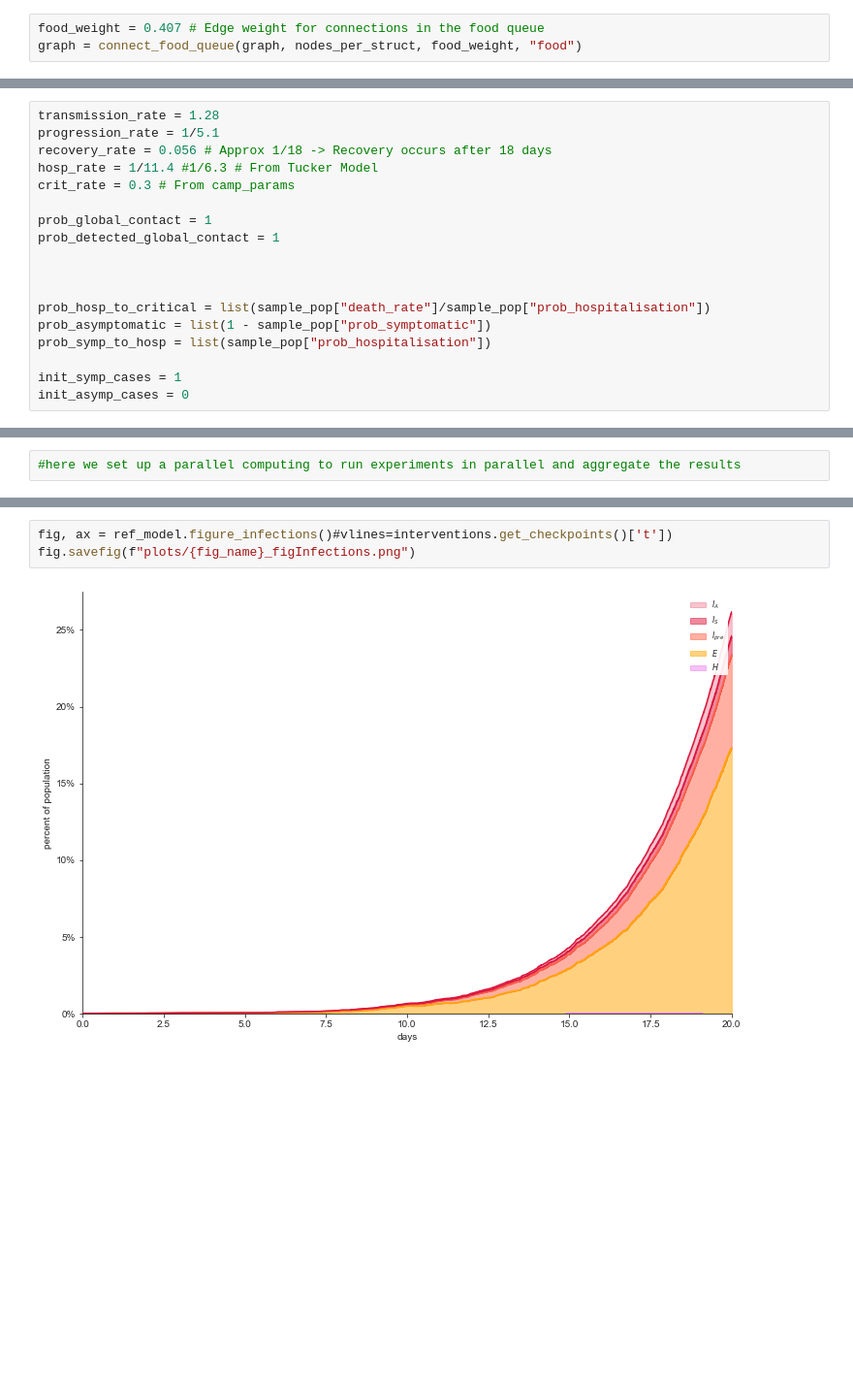
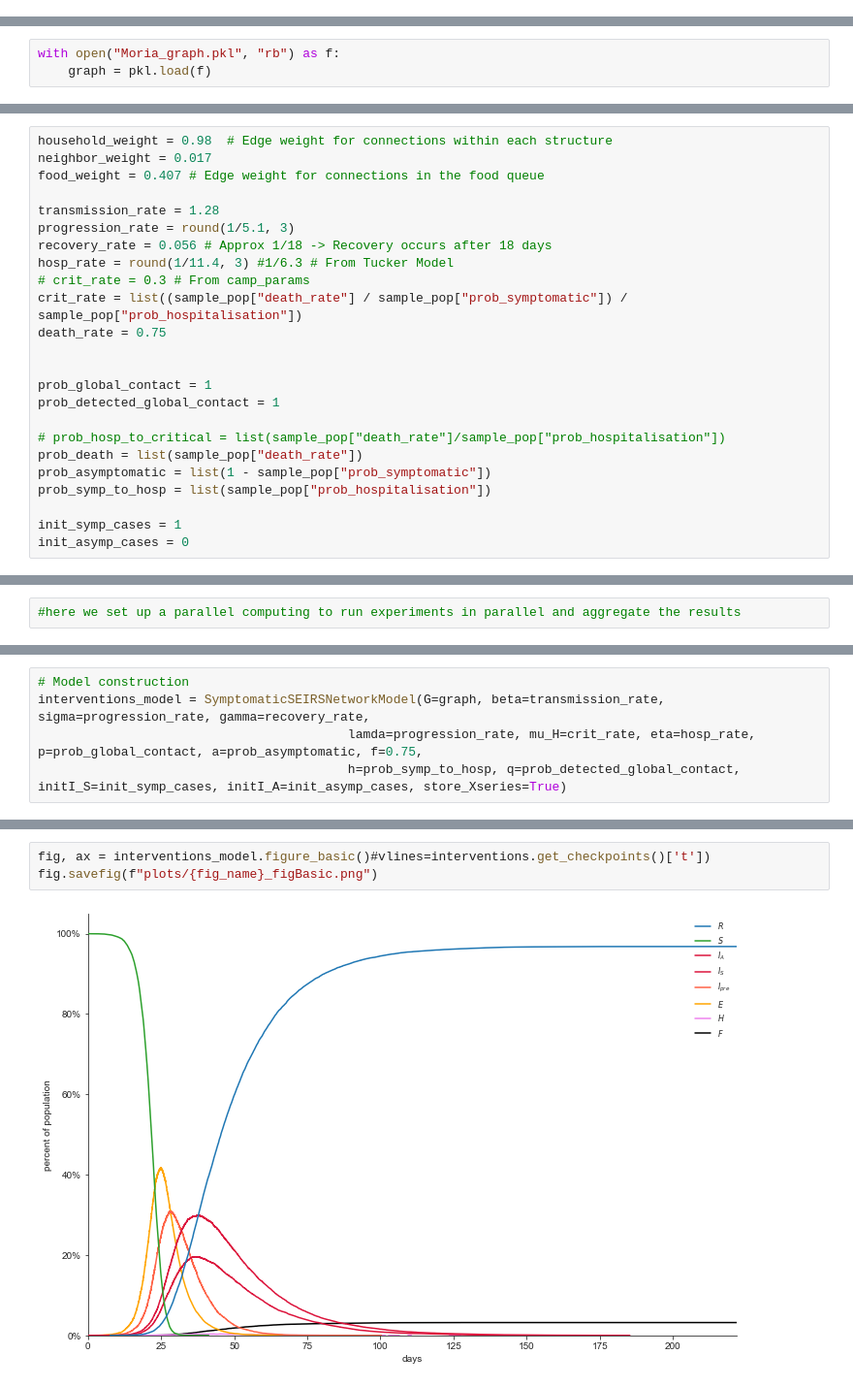
Before and after one commit to AIforGoodSimulator/network-model-python, a Jupyter notebook: NetworkModeling.ipynb, the cells around one changed output, grey strips where cells are left out. Shown at 97% size. Saved outputs shown, nothing was run; the diff lists cells and outputs as text; blank space fills up the shorter version.

Commit message:
updated main network notebook to take in account interventions, loaded graph from pkl file instead of creating more

```diff
--- a/NetworkModeling.ipynb
+++ b/NetworkModeling.ipynb
@@ -93,3 +14,0 @@ Assumption: 2 people from each structure are randomly selected to get food, and
-# %%
-food_weight = 0.407 # Edge weight for connections in the food queue
-graph = connect_food_queue(graph, nodes_per_struct, food_weight, "food")
@@ -95,0 +23,3 @@ graph = connect_food_queue(graph, nodes_per_struct, food_weight, "food")
+# %%
+with open("Moria_graph.pkl", "rb") as f:
+    graph = pkl.load(f)
@@ -127,16 +47,22 @@ interventions.get_checkpoints()
 # %%
+household_weight = 0.98  # Edge weight for connections within each structure
+neighbor_weight = 0.017
+food_weight = 0.407 # Edge weight for connections in the food queue
+
 transmission_rate = 1.28
-progression_rate = 1/5.1
+progression_rate = round(1/5.1, 3)
 recovery_rate = 0.056 # Approx 1/18 -> Recovery occurs after 18 days
-hosp_rate = 1/11.4 #1/6.3 # From Tucker Model
-crit_rate = 0.3 # From camp_params
+hosp_rate = round(1/11.4, 3) #1/6.3 # From Tucker Model
+# crit_rate = 0.3 # From camp_params
+crit_rate = list((sample_pop["death_rate"] / sample_pop["prob_symptomatic"]) / sample_pop["prob_hospitalisation"])
+death_rate = 0.75
+
 
 prob_global_contact = 1
 prob_detected_global_contact = 1
 
-
-
-prob_hosp_to_critical = list(sample_pop["death_rate"]/sample_pop["prob_hospitalisation"])
+# prob_hosp_to_critical = list(sample_pop["death_rate"]/sample_pop["prob_hospitalisation"])
+prob_death = list(sample_pop["death_rate"])
 prob_asymptomatic = list(1 - sample_pop["prob_symptomatic"])
 prob_symp_to_hosp = list(sample_pop["prob_hospitalisation"])
 
@@ -190,0 +160,5 @@ fig.savefig(f"plots/{fig_name}_figBasic.png")
+# %%
+# Model construction
+interventions_model = SymptomaticSEIRSNetworkModel(G=graph, beta=transmission_rate, sigma=progression_rate, gamma=recovery_rate,
+                                         lamda=progression_rate, mu_H=crit_rate, eta=hosp_rate, p=prob_global_contact, a=prob_asymptomatic, f=0.75,
+                                         h=prob_symp_to_hosp, q=prob_detected_global_contact, initI_S=init_symp_cases, initI_A=init_asymp_cases, store_Xseries=True)
@@ -191,5 +197,5 @@ fig.savefig(f"plots/{fig_name}_figBasic.png")
 # %%
-fig, ax = ref_model.figure_infections()#vlines=interventions.get_checkpoints()['t'])
-fig.savefig(f"plots/{fig_name}_figInfections.png")
+fig, ax = interventions_model.figure_basic()#vlines=interventions.get_checkpoints()['t'])
+fig.savefig(f"plots/{fig_name}_figBasic.png")
 # %% [output]
-[figure, old version]
+[figure, new version]
```
Also changed, not shown: parts of 46 cells of this notebook, 18 other files.
